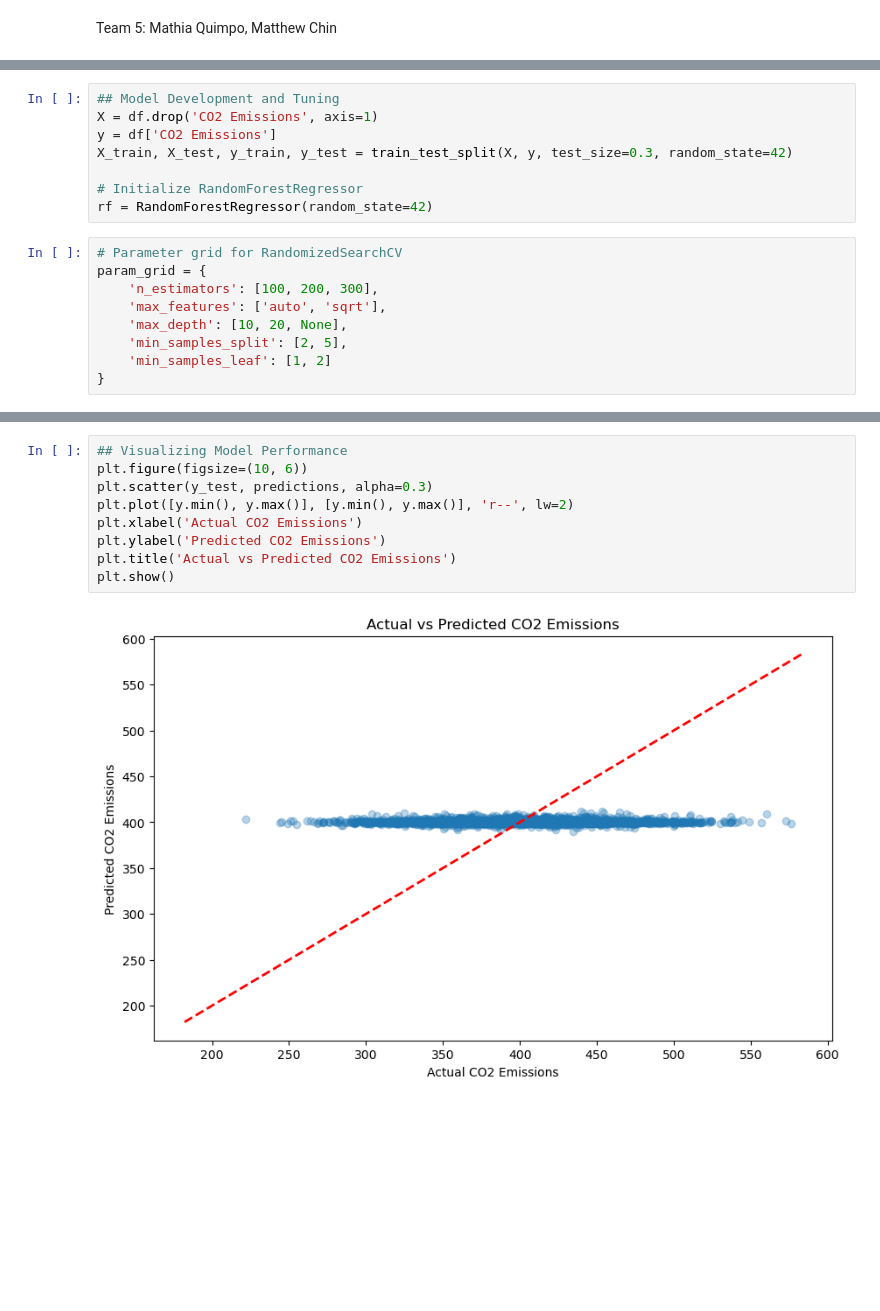
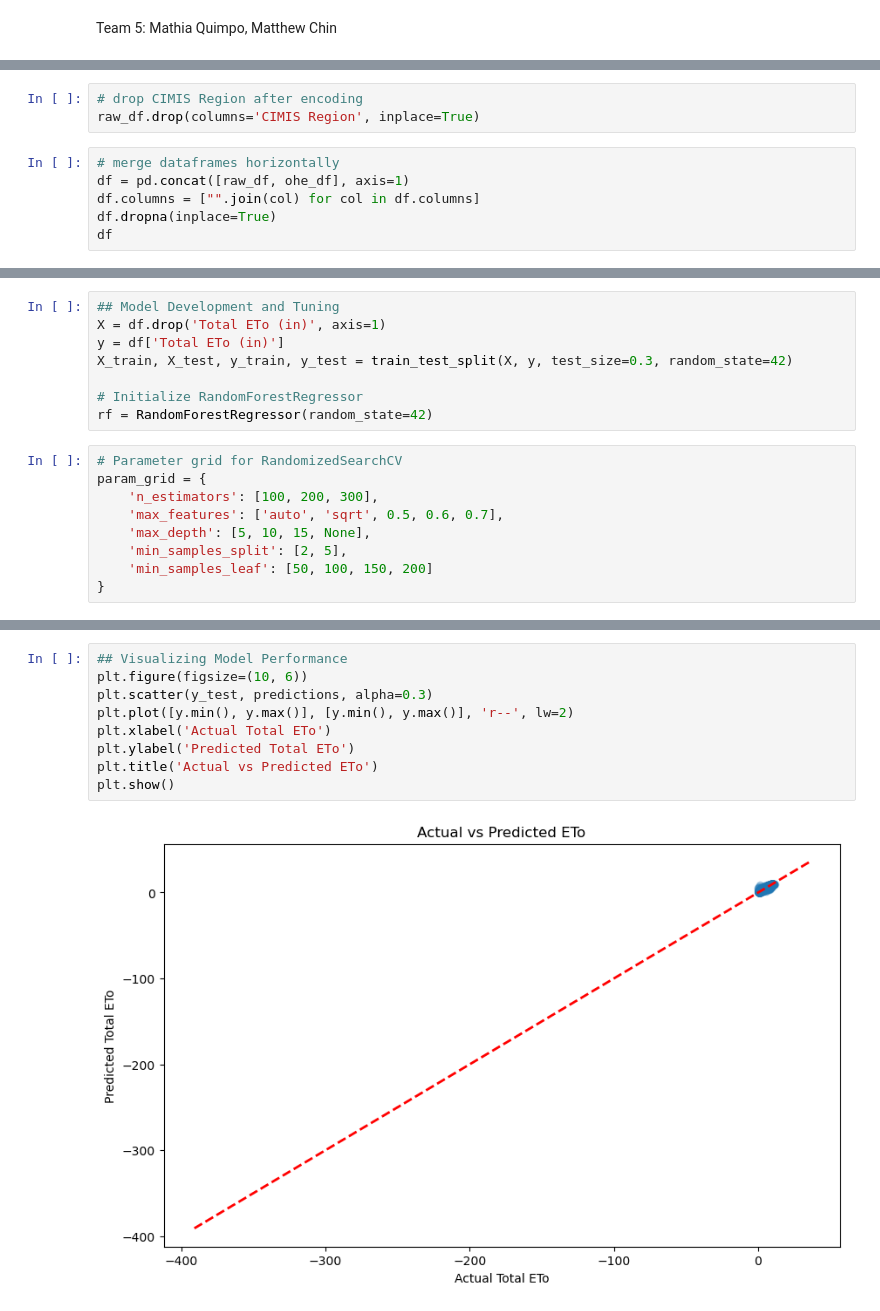
Before and after one commit to matthewcchin/Machine-Learning, a Jupyter notebook: Final Project/Mayi_final.ipynb, the cells around one changed output, grey strips where cells are left out. Saved outputs shown, nothing was run; the diff lists cells and outputs as text; blank space fills up the shorter version.

```diff
--- a/Final Project/Mayi_final.ipynb
+++ b/Final Project/Mayi_final.ipynb
@@ -73,0 +156,9 @@ df
+# %%
+# drop CIMIS Region after encoding
+raw_df.drop(columns='CIMIS Region', inplace=True)
+# %%
+# merge dataframes horizontally
+df = pd.concat([raw_df, ohe_df], axis=1)
+df.columns = ["".join(col) for col in df.columns]
+df.dropna(inplace=True)
+df
@@ -106,7 +238,7 @@ sns.pairplot(raw_df)
 # %%
 ## Model Development and Tuning
-X = df.drop('CO2 Emissions', axis=1)
-y = df['CO2 Emissions']
+X = df.drop('Total ETo (in)', axis=1)
+y = df['Total ETo (in)']
 X_train, X_test, y_train, y_test = train_test_split(X, y, test_size=0.3, random_state=42)
 
 # Initialize RandomForestRegressor
@@ -115,10 +247,10 @@ rf = RandomForestRegressor(random_state=42)
 # Parameter grid for RandomizedSearchCV
 param_grid = {
     'n_estimators': [100, 200, 300],
-    'max_features': ['auto', 'sqrt'],
-    'max_depth': [10, 20, None],
+    'max_features': ['auto', 'sqrt', 0.5, 0.6, 0.7],
+    'max_depth': [5, 10, 15, None],
     'min_samples_split': [2, 5],
-    'min_samples_leaf': [1, 2]
+    'min_samples_leaf': [50, 100, 150, 200]
 }
 # %%
 # Perform grid search
@@ -165,14 +294,14 @@ Mean Absolute Error: 38.86470253069148
 # %%
 ## Visualizing Model Performance
 plt.figure(figsize=(10, 6))
 plt.scatter(y_test, predictions, alpha=0.3)
 plt.plot([y.min(), y.max()], [y.min(), y.max()], 'r--', lw=2)
-plt.xlabel('Actual CO2 Emissions')
-plt.ylabel('Predicted CO2 Emissions')
-plt.title('Actual vs Predicted CO2 Emissions')
+plt.xlabel('Actual Total ETo')
+plt.ylabel('Predicted Total ETo')
+plt.title('Actual vs Predicted ETo')
 plt.show()
 # %% [output]
-[figure, old version]
+[figure, new version]
 # %%
 ## Model Diagnostics: Residual Plot
 residuals = y_test - predictions
```
Also changed, not shown: parts of 31 cells of this notebook.
